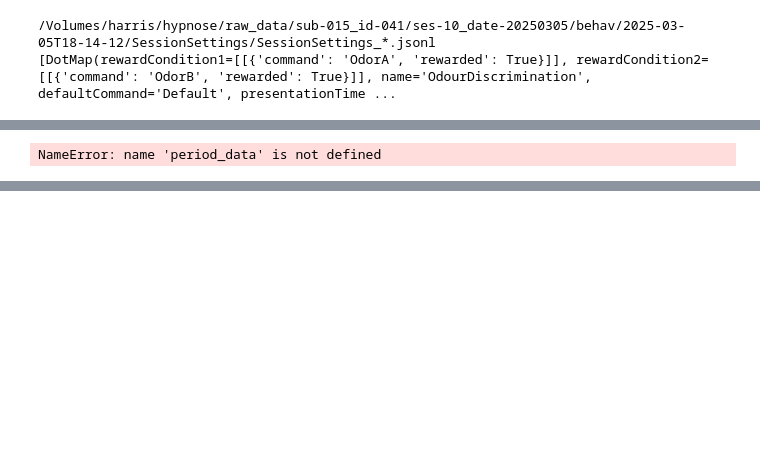
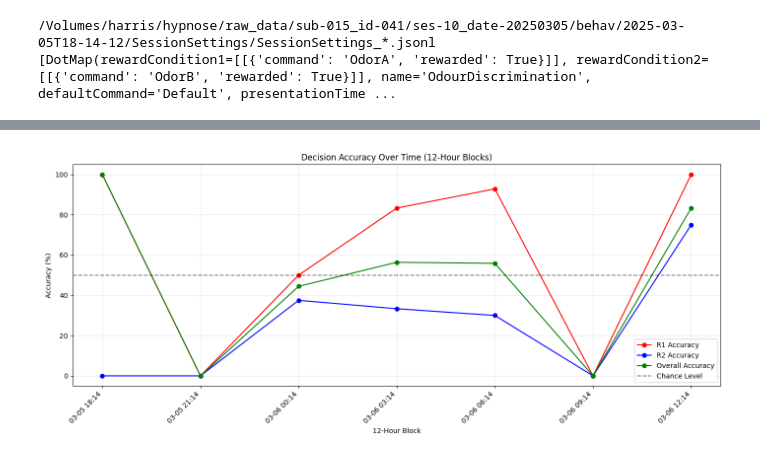
Before and after one commit to SainsburyWellcomeCentre/hypnose-analysis, a Jupyter notebook: notebook/process_session.ipynb, the cells around one changed output, grey strips where cells are left out. Cells and saved outputs as stored; diff of their text form; code cells hidden in the pictures; blank space fills up the shorter version.

```diff
--- a/notebook/process_session.ipynb
+++ b/notebook/process_session.ipynb
@@ -206,6 +206,10 @@ def analyze_decision_accuracy(events_df):
 
         # ...existing code doing filtering and calculations...
         # (Only the block size changed to 3 hours)
+
+        # Filter data for this period
+        period_data = events_df[(events_df['timestamp'] >= period_start) &
+                               (events_df['timestamp'] < period_end)]
 
         # Skip if no data in this period
         if len(period_data) == 0:
@@ -302,4 +306,3 @@ plt.xticks(range(len(accuracy_by_period)), time_labels, rotation=45, ha='right')
 plt.tight_layout()
 plt.show()
 # %% [output]
-NameError: name 'period_data' is not defined
@@ -305,0 +317 @@ NameError: name 'period_data' is not defined
+[figure, added]
```
Also changed, not shown: parts of 3 cells of this notebook, 1 other file.
